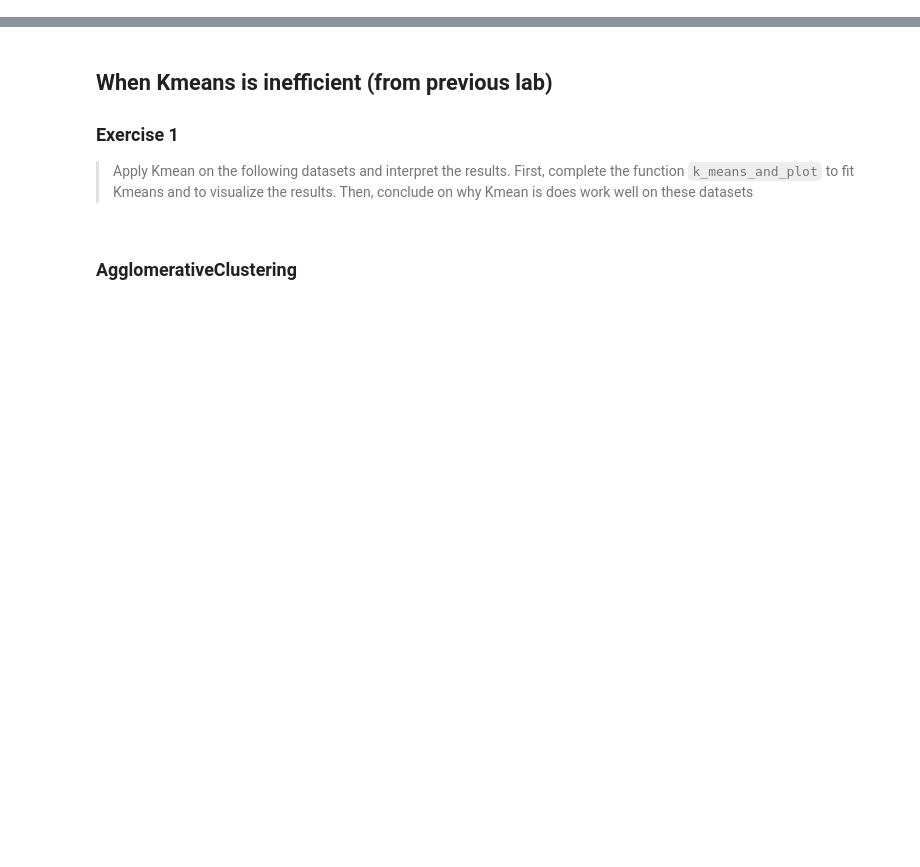
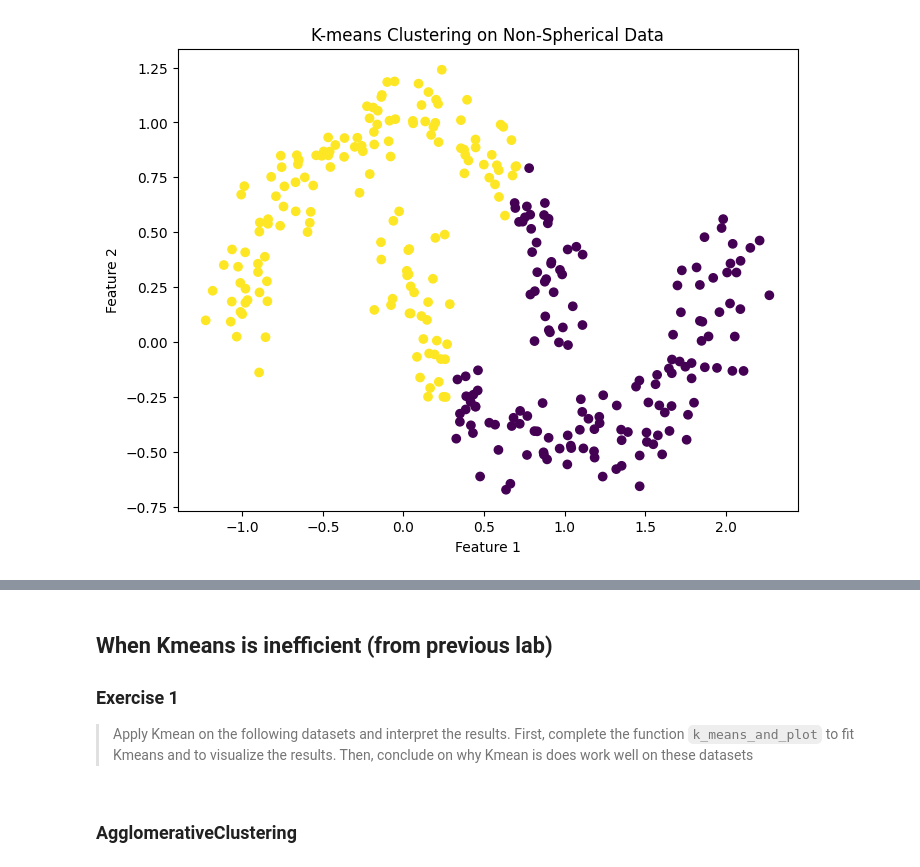
Before and after one commit to naryst/IDH_labs, a Jupyter notebook: Introduction to Machine Learning/week 14/Lab14-solution.ipynb, the cells around one changed output, grey strips where cells are left out. Cells and saved outputs as stored; diff of their text form; code cells hidden in the pictures; blank space fills up the shorter version.

```diff
--- a/Introduction to Machine Learning/week 14/Lab14-solution.ipynb
+++ b/Introduction to Machine Learning/week 14/Lab14-solution.ipynb
@@ -28,0 +30,22 @@ In this lab, you will gain practical experience with these advanced clustering t
+# %%
+import numpy as np
+import matplotlib.pyplot as plt
+from sklearn.datasets import make_moons
+from sklearn.cluster import KMeans
+
+# Generate synthetic dataset
+X, _ = make_moons(n_samples=300, noise=0.1, random_state=42)
+
+# Apply K-means with explicit n_init parameter
+kmeans = KMeans(n_clusters=2, n_init=10, random_state=42)  # Set n_init explicitly
+clusters = kmeans.fit_predict(X)
+
+# Plot the results
+plt.figure(figsize=(8, 6))
+plt.scatter(X[:, 0], X[:, 1], c=clusters, cmap='viridis', marker='o')
+plt.title('K-means Clustering on Non-Spherical Data')
+plt.xlabel('Feature 1')
+plt.ylabel('Feature 2')
+plt.show()
+# %% [output]
+[figure, added]
```
Also changed, not shown: parts of 6 cells of this notebook, 1 other file.
